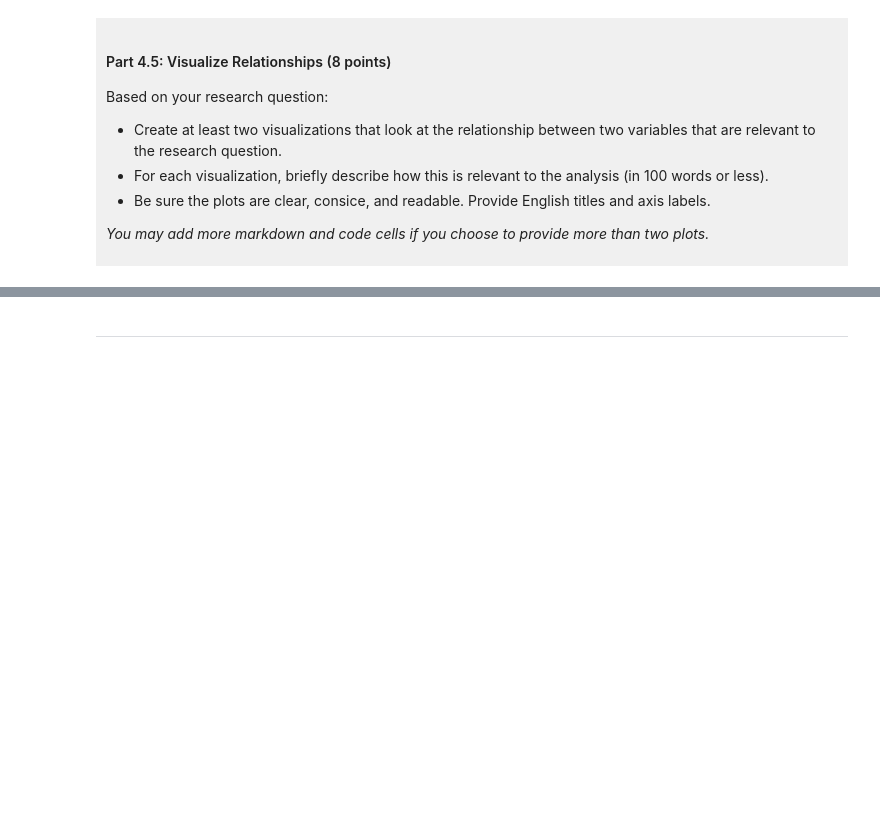
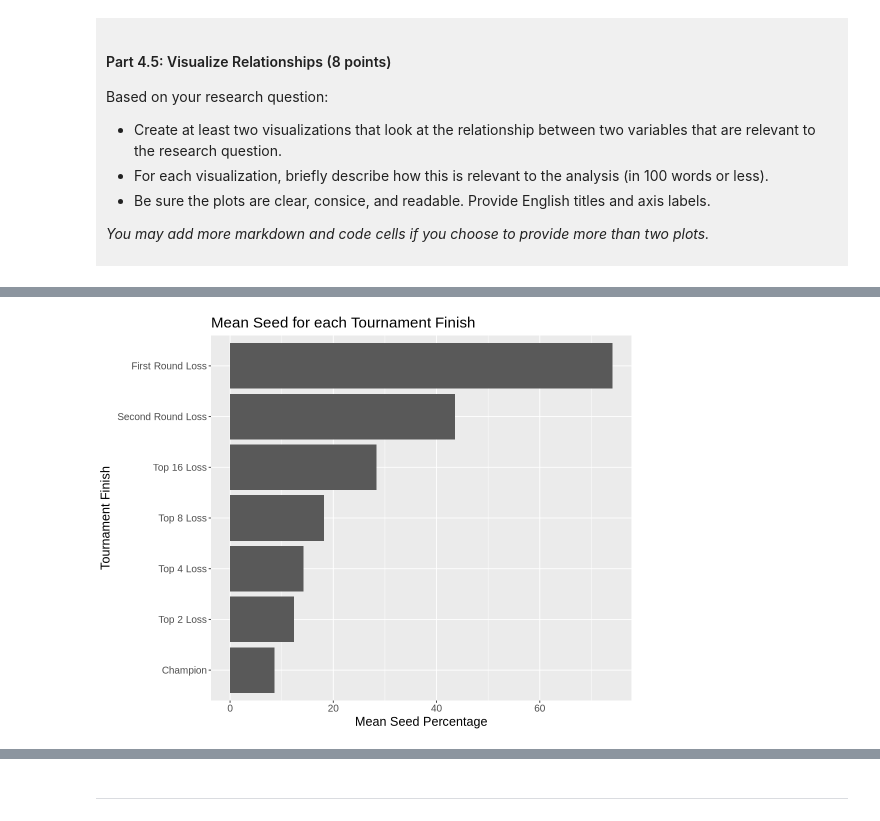
Before and after one commit to tarynluu/dsci-100-project-taryn-lu, a Jupyter notebook: dsci-100-project-notebook.ipynb, the cells around one changed output, grey strips where cells are left out. Cells and saved outputs as stored; diff of their text form; code cells hidden in the pictures; blank space fills up the shorter version.

```diff
--- a/dsci-100-project-notebook.ipynb
+++ b/dsci-100-project-notebook.ipynb
@@ -398,7 +399,7 @@ A tibble: 1 × 6
 
 table4.3 <- data_tidy_v2 |>
     group_by(tourney_finish)|>
-    summarize(mean = mean(seed_percentage))|>
+    summarize(mean = mean(seed_pct))|>
     arrange(mean)
 
 table4.3
@@ -489,2 +501,20 @@ Visualization 2: %%% EDIT THIS MARKDOWN CELL%%%
 # %%
-### EDIT THIS CODE CELL FOR VISUALIZATION 2###
+# compare mean seed_pct for each tourney_finish
+
+viz_2 <- table4.3 |>
+    ggplot(aes(x = mean, y = fct_recode(tourney_finish,
+                                        "First Round Loss" = "first_round_loss",
+                                        "Second Round Loss" = "second_round_loss",
+                                        "Top 16 Loss" = "top_16_loss",
+                                        "Top 8 Loss" = "top_8_loss",
+                                        "Top 4 Loss" = "top_4_loss",
+                                        "Top 2 Loss" = "top_2_loss",
+                                        "Champion" = "champ"))) +
+    geom_bar(stat = "identity") +
+    labs(x = "Mean Seed Percentage",
+         y = "Tournament Finish",
+         title = "Mean Seed for each Tournament Finish") +
+    theme(text = element_text(size = 15))
+viz_2
+# %% [output]
+[figure, added]
```
Also changed, not shown: parts of 9 cells of this notebook.
